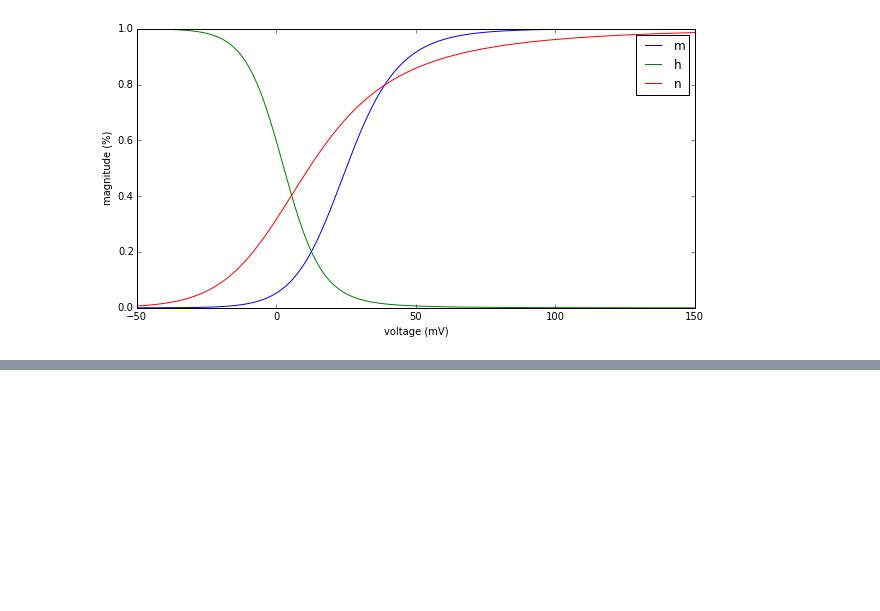
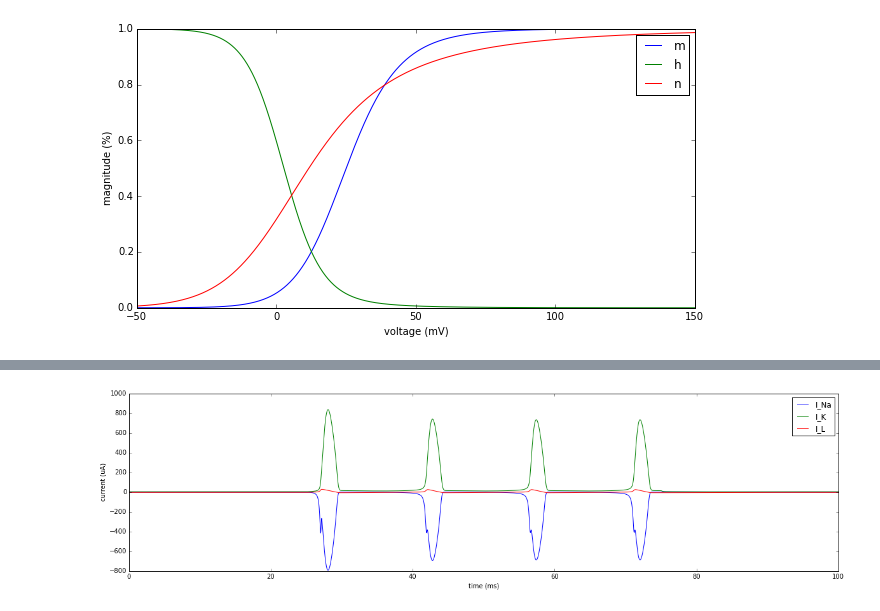
Before and after one commit to fabianschilling/neuron-model, a Jupyter notebook: neuron-model.ipynb, the cells around one changed output, grey strips where cells are left out. Drawn from its saved outputs; the diff is of its cells as text; code cells hidden in the pictures; blank space fills up the shorter version.

```diff
--- a/neuron-model.ipynb
+++ b/neuron-model.ipynb
@@ -160,0 +170,11 @@ plt.show()
+# %%
+plt.figure(figsize=(20,5))
+plt.plot(time, I_Nas, label='I_Na')
+plt.plot(time, I_Ks, label='I_K')
+plt.plot(time, I_Ls, label='I_L')
+plt.legend()
+plt.xlabel('time (ms)')
+plt.ylabel('current (uA)')
+plt.show()
+# %% [output]
+[figure, added]
```
Also changed, not shown: parts of 4 cells of this notebook.
